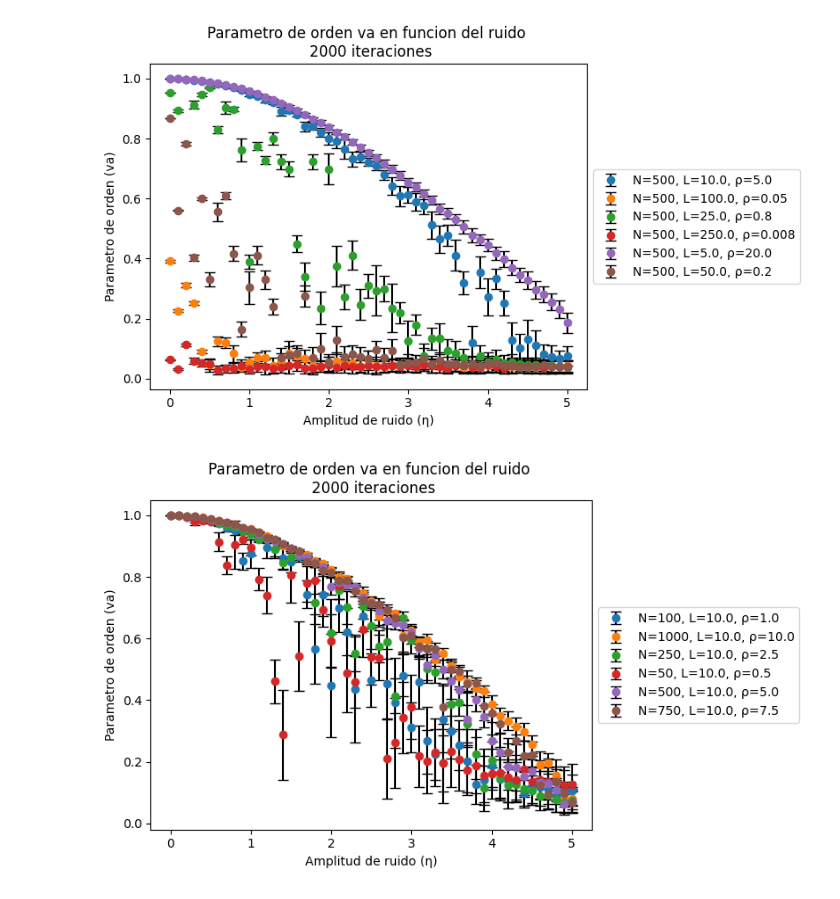
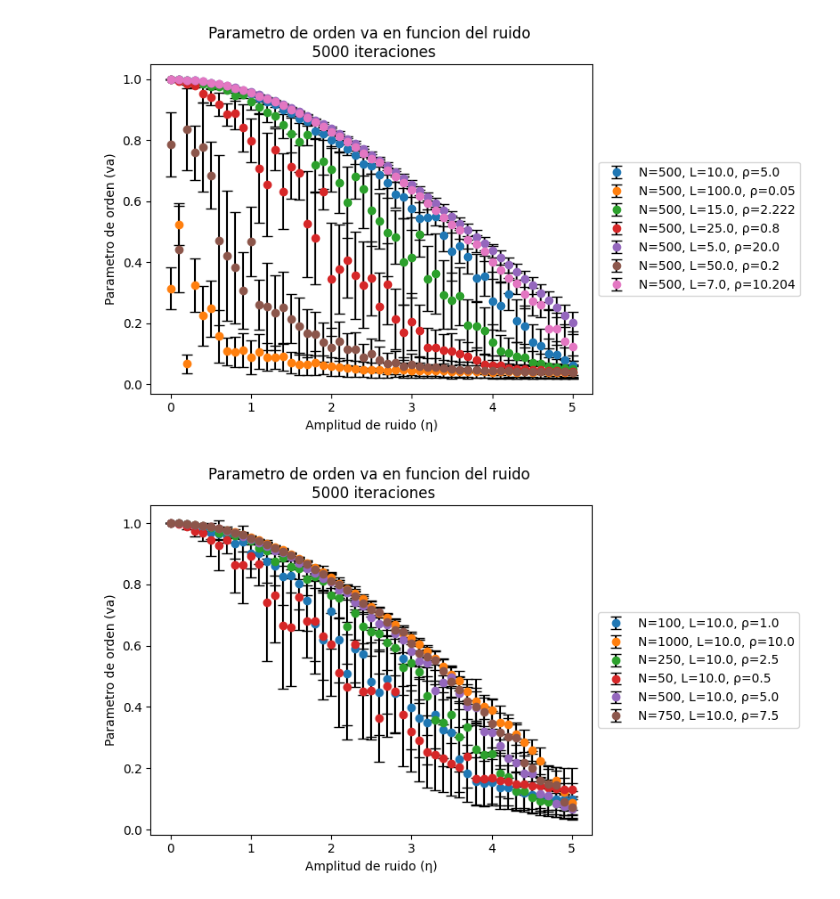
Before and after one commit to lukyferreiro/TPs-SS, a Jupyter notebook: TP2/animation/benchmark.ipynb, the cells around one changed output. Cells and saved outputs as stored; diff of their text form; code cells hidden in the pictures.

```diff
--- a/TP2/animation/benchmark.ipynb
+++ b/TP2/animation/benchmark.ipynb
@@ -60,18 +53,18 @@ plot_va_variating_eta(all_data)
 # %%
 from utils.particlesParser import parse_order_parameter_directory
 from utils.plots import plot_va_variating_eta
 
-TO_DIR = '../simulator/src/main/resources/benchmark/eta_variation_variating_L'
+TO_DIR = '../simulator/src/main/resources/benchmark_5000/eta_variation_variating_L'
 all_data = parse_order_parameter_directory(TO_DIR)
 plot_va_variating_eta(all_data)
 # %% [output]
-[figure, old version]
+[figure, new version]
 # %%
 from utils.particlesParser import parse_order_parameter_directory
 from utils.plots import plot_va_variating_eta
 
-TO_DIR = '../simulator/src/main/resources/benchmark/eta_variation_variating_N'
+TO_DIR = '../simulator/src/main/resources/benchmark_5000/eta_variation_variating_N'
 all_data = parse_order_parameter_directory(TO_DIR)
 plot_va_variating_eta(all_data)
 # %% [output]
-[figure, old version]
+[figure, new version]
```
Also changed, not shown: parts of 4 cells of this notebook, 32 other files.
